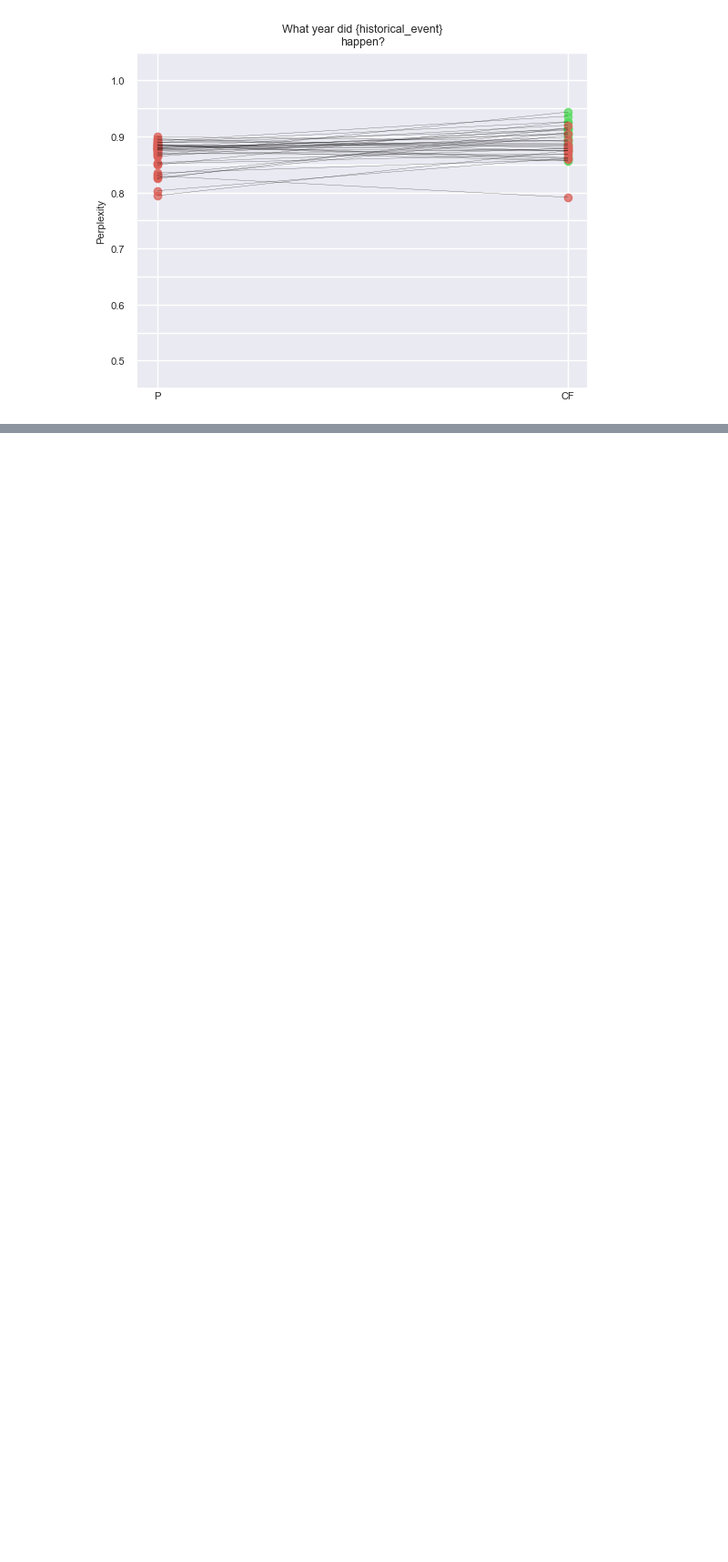
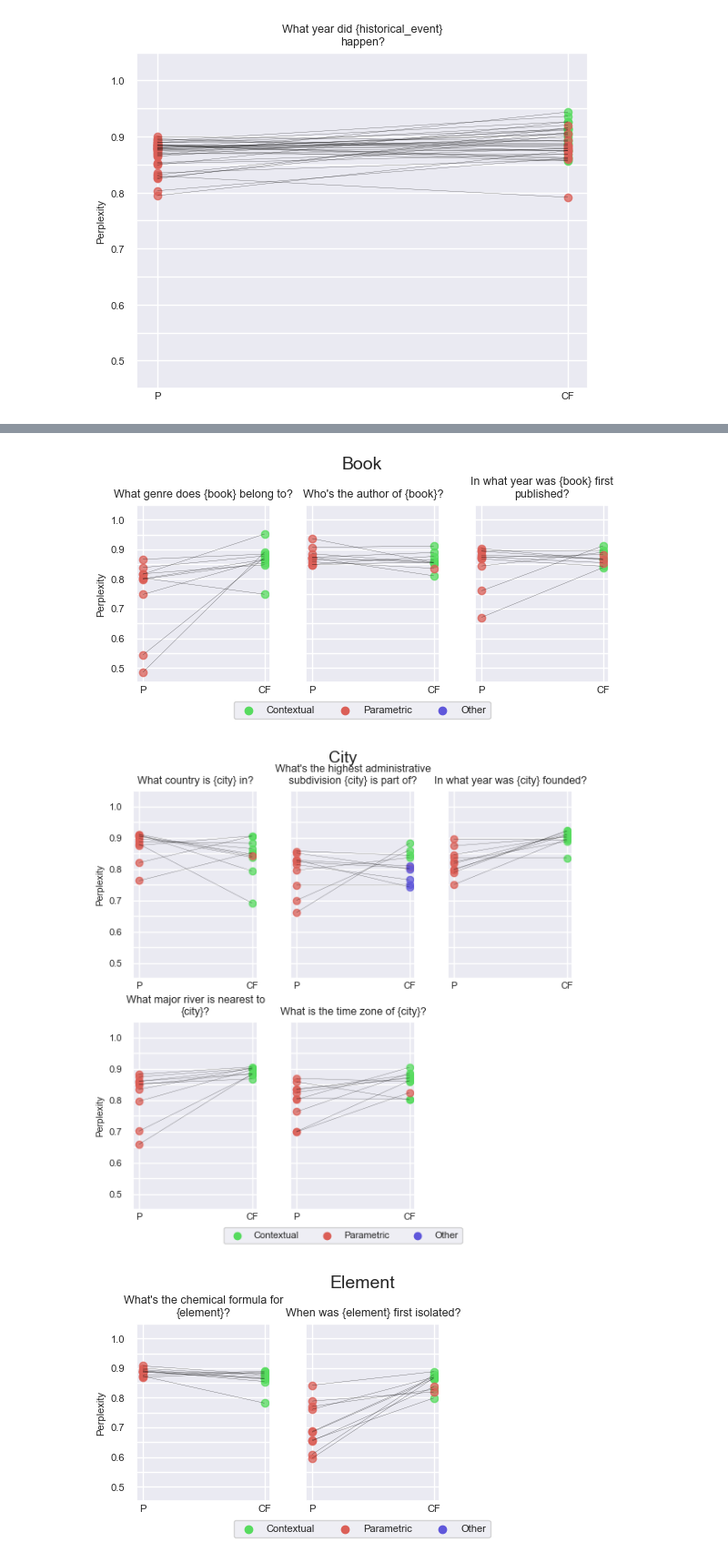
Before and after one commit to mfixman/rag-thesis, a Jupyter notebook: joiner_analysis.ipynb, the cells around one changed output, grey strips where cells are left out. Shown at 91% size. Drawn from its saved outputs; the diff is of its cells as text; code cells hidden in the pictures; blank space fills up the shorter version.

Commit message:
Renaming some data in figures.

```diff
--- a/joiner_analysis.ipynb
+++ b/joiner_analysis.ipynb
@@ -242,0 +193,36 @@ for cat, df in fixed.groupby('Category'):
+# %%
+for cat, df in fixed.groupby('Category'):
+    rows = 1 + (df.Base_Question.nunique() - 1) // 4
+    fig, axs = pyplot.subplots(
+        rows,
+        3,
+        sharex = 'row',
+        sharey = True,
+        squeeze = False,
+        figsize = (6, 3 * rows),
+    )
+    fig.suptitle(cat.title(), fontsize = 14)
+    fig.tight_layout()
+    axs = list(itertools.chain.from_iterable(axs))
+    for e, (ax, q) in enumerate(zip(axs, df.Base_Question.unique())):
+        plot_question(ax, q, 'llama')
+        if e % 3 != 0:
+            ax.set_ylabel('')
+
+    for ax in axs[df.Base_Question.nunique():]:
+        ax.axis('off')
+
+    for l, c in cmap.items():
+        pyplot.scatter([], [], label = l if l != 'Counterfactual' else 'Contextual', color = c)
+    fig.legend(
+        loc = 'lower center',
+        ncol = 3,
+        bbox_to_anchor = (.5, 0),
+        fontsize = 8,
+    )
+
+    pyplot.savefig(f'figures/perplexity_{cat}.png', dpi = 200)
+# %% [output]
+[figure, added]
+[figure, added]
+[figure, added]
```
Also changed, not shown: parts of 9 cells of this notebook, 7 other files.
